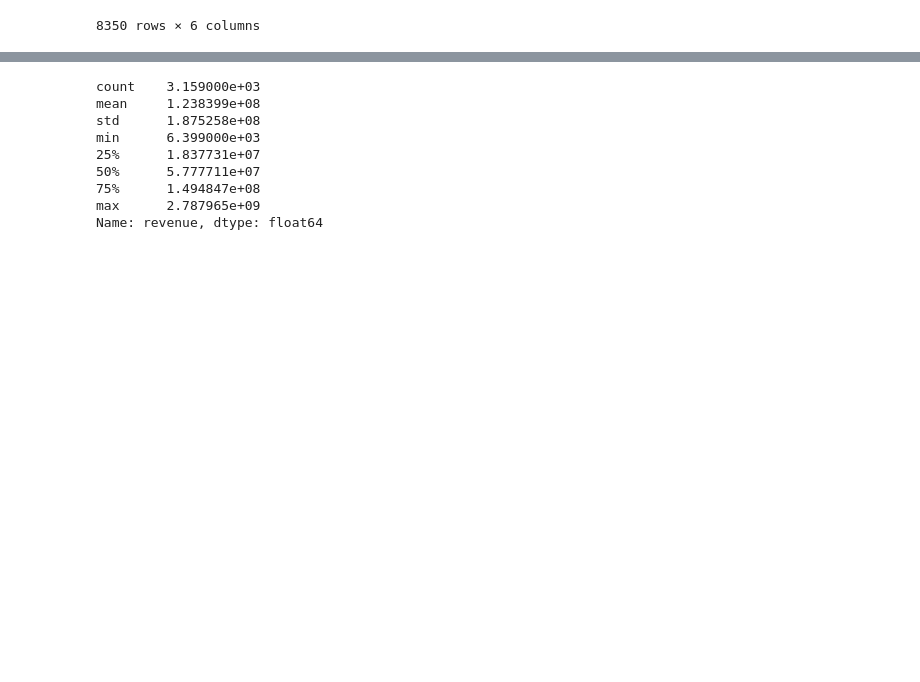
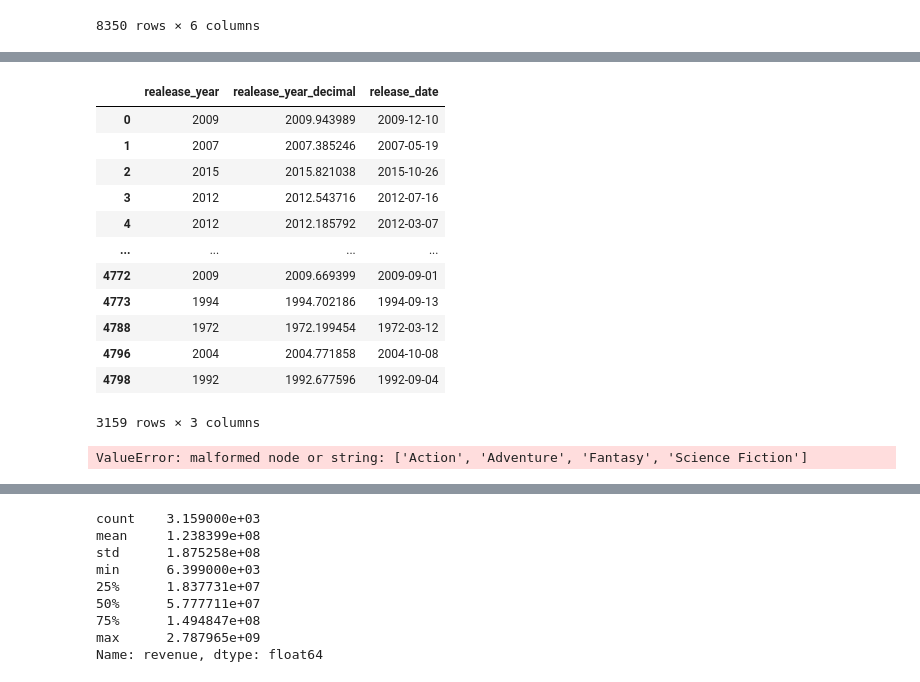
Before and after one commit to com-480-data-visualization/com-480-project-vizzybussy, a Jupyter notebook: Bubble analysis.ipynb, the cells around one changed output, grey strips where cells are left out. Cells and saved outputs as stored; diff of their text form; code cells hidden in the pictures; blank space fills up the shorter version.

```diff
--- a/Bubble analysis.ipynb
+++ b/Bubble analysis.ipynb
@@ -244,10 +244,29 @@ from datetime import datetime
 tm.release_date = tm.release_date.apply(lambda d : datetime(*tuple([int(x) for x in d.split('-')])))
 # %%
 tm['realease_year'] = tm.release_date.apply(lambda d : d.year)
+tm['realease_year_decimal']= tm.release_date.apply(lambda d : d.year + (d.month-1)/12+ d.day/30.5/12)
+# %%
+tm[['realease_year', 'realease_year_decimal', 'release_date']]
+# %% [output]
+|  | realease_year | realease_year_decimal | release_date |
+| 0 | 2009 | 2009.943989 | 2009-12-10 |
+| 1 | 2007 | 2007.385246 | 2007-05-19 |
+| 2 | 2015 | 2015.821038 | 2015-10-26 |
+| 3 | 2012 | 2012.543716 | 2012-07-16 |
+| 4 | 2012 | 2012.185792 | 2012-03-07 |
+| ... | ... | ... | ... |
+| 4772 | 2009 | 2009.669399 | 2009-09-01 |
+| 4773 | 1994 | 1994.702186 | 1994-09-13 |
+| 4788 | 1972 | 1972.199454 | 1972-03-12 |
+| 4796 | 2004 | 2004.771858 | 2004-10-08 |
+| 4798 | 1992 | 1992.677596 | 1992-09-04 |
+3159 rows × 3 columns
 # %%
 import ast
 
 tm.genres = tm.genres.apply(lambda d : [x['name'] for x in ast.literal_eval(d)])
+# %% [output]
+ValueError: malformed node or string: ['Action', 'Adventure', 'Fantasy', 'Science Fiction']
 # %%
 import plotly.express as px
 df = px.data.gapminder()
```
Also changed, not shown: parts of 5 cells of this notebook, 2 other files.
